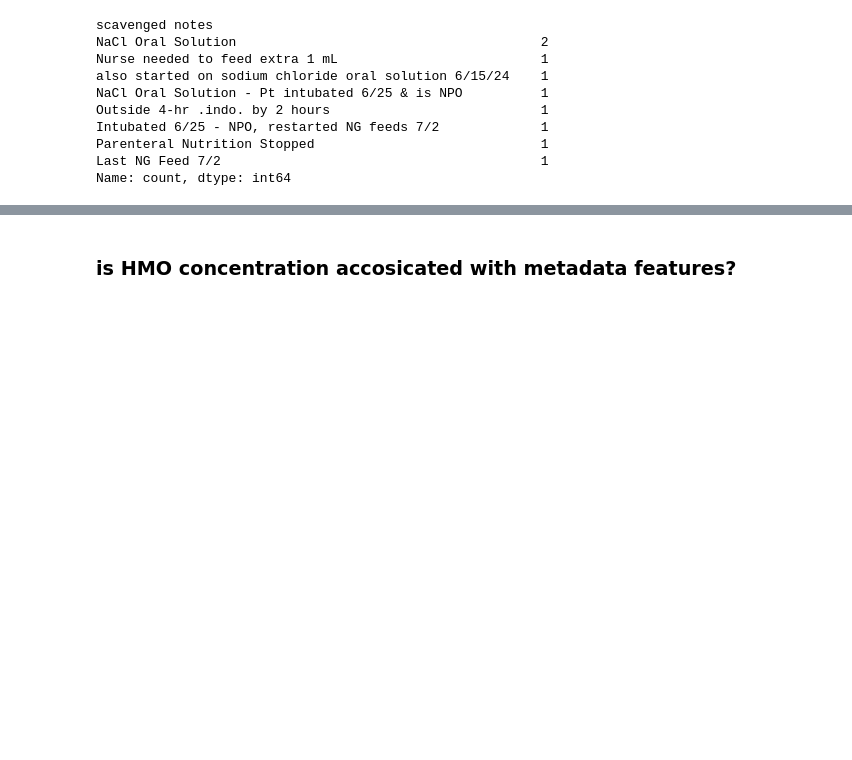
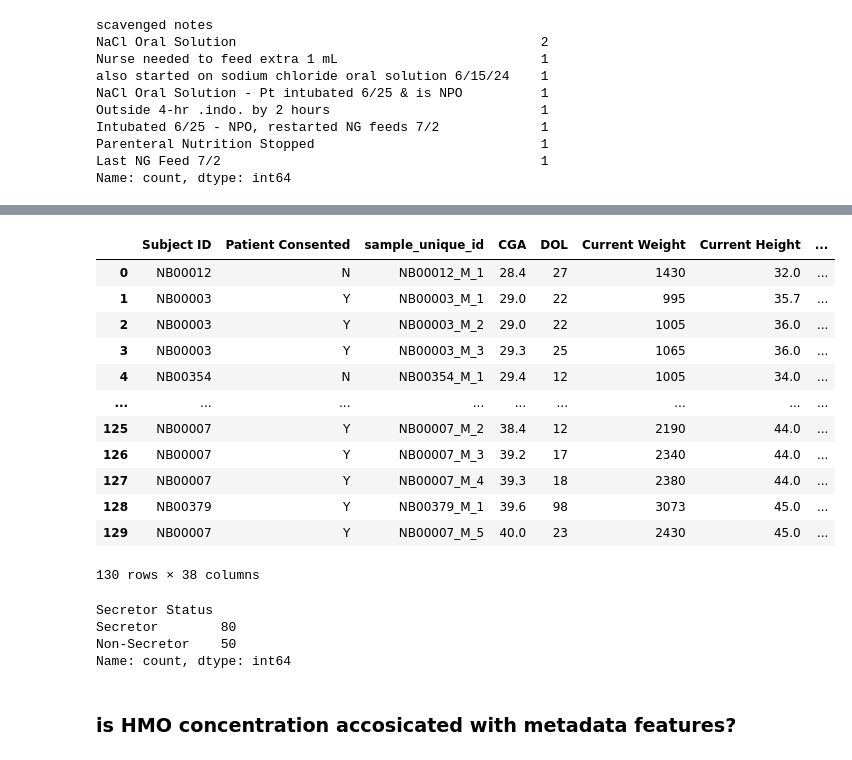
Before and after one commit to spann-pediatrics/NeoBank, a Jupyter notebook: unlinked.merge.ipynb, the cells around one changed output, grey strips where cells are left out. Cells and saved outputs as stored; diff of their text form; code cells hidden in the pictures; blank space fills up the shorter version.

```diff
--- a/unlinked.merge.ipynb
+++ b/unlinked.merge.ipynb
@@ -341,0 +369,9 @@ merged.to_excel('Unlinked_Merged.xlsx', index=False)
+# %%
+copy = merged.copy()
+# %%
+hmo_columns = [
+    "2FL", "DFLAC", "3SL", "6SL", "LNT", "LNnT", "LNFPI", "LNFPII", "LNFPIII",
+    "LSTc", "DFLNT", "DSLNT", "DFLNH", "FDSLNH", "DSLNH"
+]
+
+copy = copy.drop(columns=hmo_columns)
@@ -341,0 +421,17 @@ merged.to_excel('Unlinked_Merged.xlsx', index=False)
+# %%
+merged_sum = pd.merge(copy, AC_SUM, on="sample_unique_id", how="inner")
+merged_sum
+# %% [output]
+|  | Subject ID | Patient Consented | sample_unique_id | CGA | DOL | Current Weight | Current Height | ... |
+| 0 | NB00012 | N | NB00012_M_1 | 28.4 | 27 | 1430 | 32.0 | ... |
+| 1 | NB00003 | Y | NB00003_M_1 | 29.0 | 22 | 995 | 35.7 | ... |
+| 2 | NB00003 | Y | NB00003_M_2 | 29.0 | 22 | 1005 | 36.0 | ... |
+| 3 | NB00003 | Y | NB00003_M_3 | 29.3 | 25 | 1065 | 36.0 | ... |
+| 4 | NB00354 | N | NB00354_M_1 | 29.4 | 12 | 1005 | 34.0 | ... |
+| ... | ... | ... | ... | ... | ... | ... | ... | ... |
+| 125 | NB00007 | Y | NB00007_M_2 | 38.4 | 12 | 2190 | 44.0 | ... |
+| 126 | NB00007 | Y | NB00007_M_3 | 39.2 | 17 | 2340 | 44.0 | ... |
+| 127 | NB00007 | Y | NB00007_M_4 | 39.3 | 18 | 2380 | 44.0 | ... |
+| 128 | NB00379 | Y | NB00379_M_1 | 39.6 | 98 | 3073 | 45.0 | ... |
+| 129 | NB00007 | Y | NB00007_M_5 | 40.0 | 23 | 2430 | 45.0 | ... |
+130 rows × 38 columns
@@ -341,0 +454,7 @@ merged.to_excel('Unlinked_Merged.xlsx', index=False)
+# %%
+merged_sum["Secretor Status"].value_counts()
+# %% [output]
+Secretor Status
+Secretor        80
+Non-Secretor    50
+Name: count, dtype: int64
```
Also changed, not shown: parts of 19 cells of this notebook, 6 other files.
